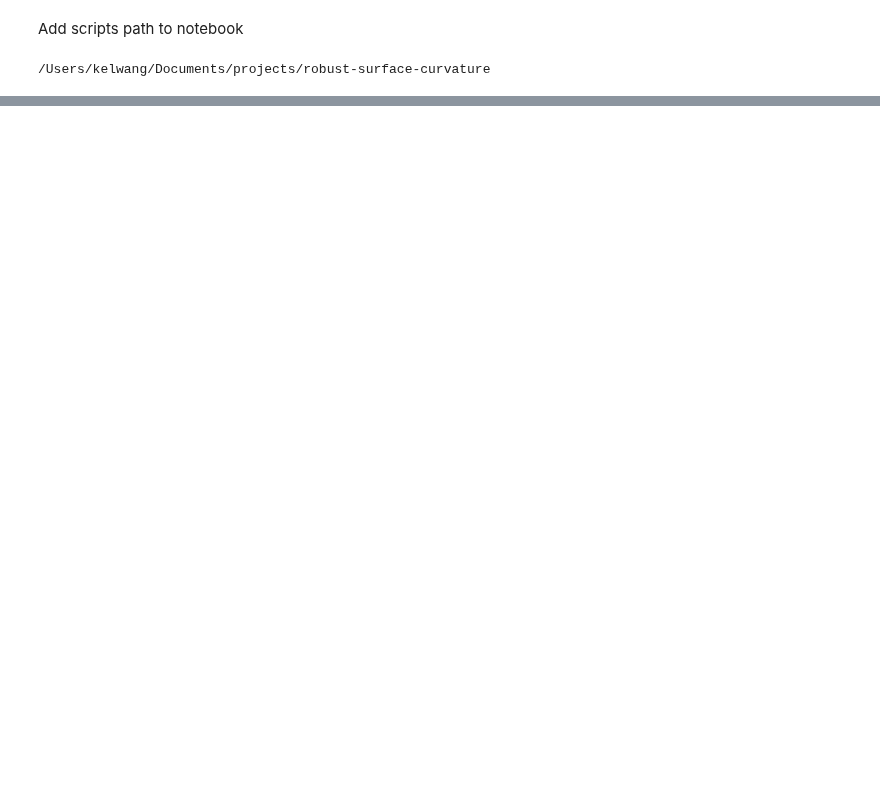
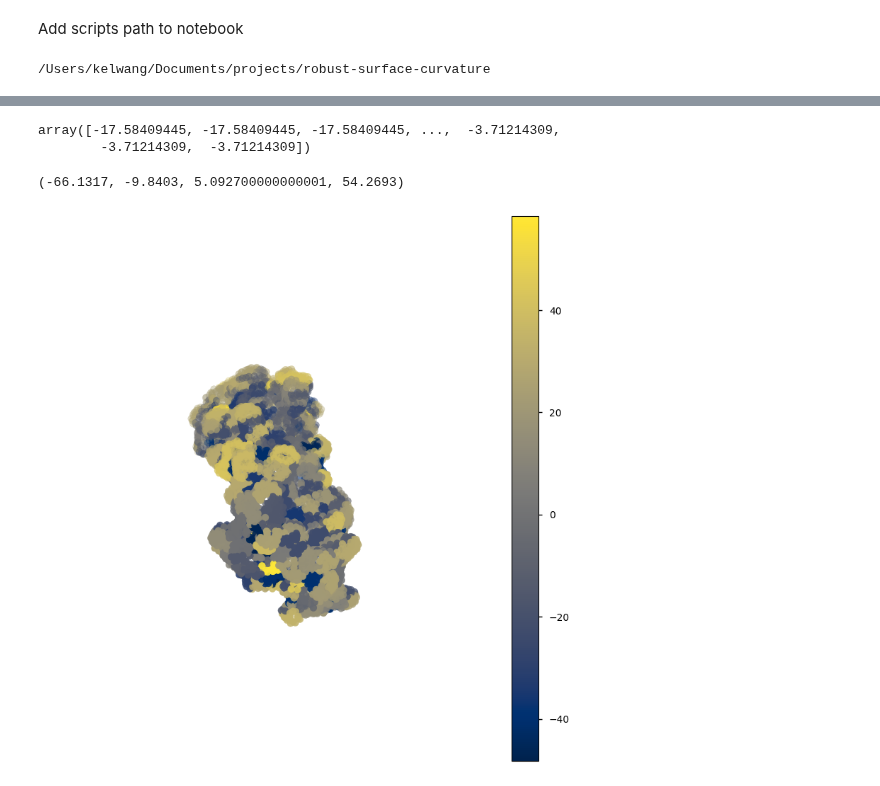
Before and after one commit to klywang/robust-surface-curvature, a Jupyter notebook: src/shape_complimentarity_klywang.ipynb, the cells around one changed output, grey strips where cells are left out. Saved outputs shown, nothing was run; the diff lists cells and outputs as text; code cells hidden in the pictures; blank space fills up the shorter version.

```diff
--- a/src/shape_complimentarity_klywang.ipynb
+++ b/src/shape_complimentarity_klywang.ipynb
@@ -40,0 +59,7 @@ def unit_normal(v1, v2, v3):
+# %%
+max_d = 6 # patch
+# %%
+clusters = scipy.cluster.hierarchy.fcluster(Z, max_d, criterion='distance')
+# %%
+curvature = defaultdict(list)
+centroid = np.median(verts, axis=0)
@@ -40,0 +96,23 @@ def unit_normal(v1, v2, v3):
+# %%
+patch_verts = np.asarray(list(curvature.keys()))
+patch_curvature = np.asarray(list(curvature.values()))
+# %% [output]
+array([-17.58409445, -17.58409445, -17.58409445, ...,  -3.71214309,
+        -3.71214309,  -3.71214309])
+# %%
+fig = plt.figure(figsize=(10, 10))
+ax = fig.add_subplot(projection='3d')
+
+cb = ax.scatter(
+    patch_verts[:, 0],
+    patch_verts[:, 1],
+    patch_verts[:, 2],
+    c=patch_curvature,
+    s=50,
+    cmap="cividis"
+)
+plt.colorbar(cb)
+ax.axis("off")
+# %% [output]
+(-66.1317, -9.8403, 5.092700000000001, 54.2693)
+[figure, added]
```
Also changed, not shown: parts of 5 cells of this notebook, 2 other files.
